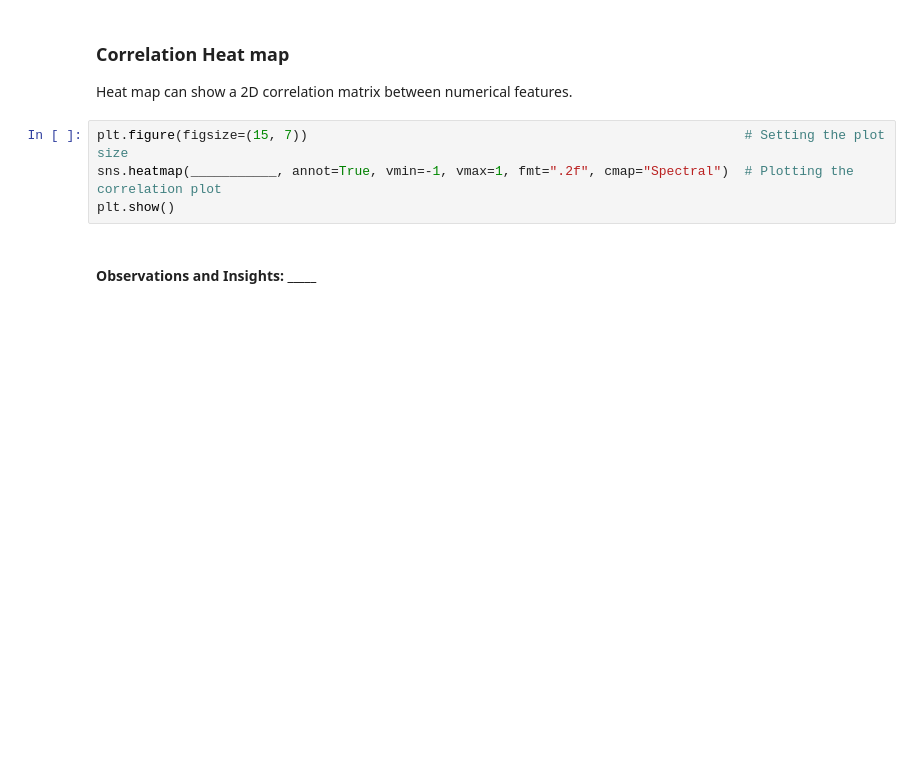
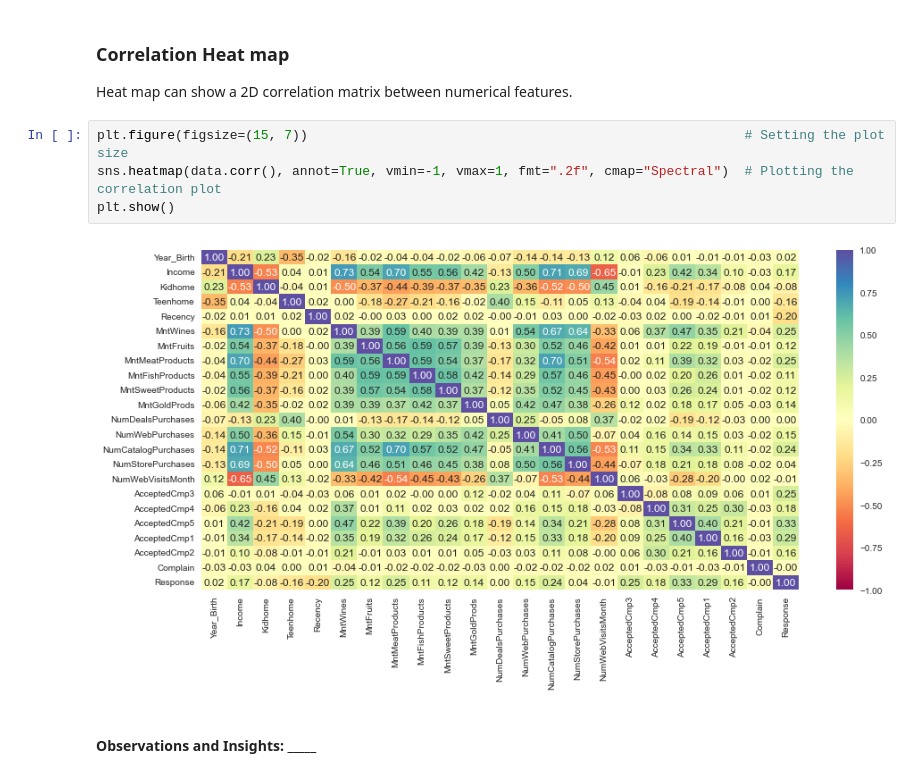
Before and after one commit to robertxbrown06/unsupervised-learning-customer-segmentation, a Jupyter notebook: Reference_Notebook_Milestone_1_Unsupervised_Learning.ipynb, the cells around one changed output. Saved outputs shown, nothing was run; the diff lists cells and outputs as text; blank space fills up the shorter version.

```diff
--- a/Reference_Notebook_Milestone_1_Unsupervised_Learning.ipynb
+++ b/Reference_Notebook_Milestone_1_Unsupervised_Learning.ipynb
@@ -522,8 +520,10 @@ We have analyzed different categorical and numerical variables. Now, let's check
 Heat map can show a 2D correlation matrix between numerical features.
 # %%
 plt.figure(figsize=(15, 7))                                                        # Setting the plot size
-sns.heatmap(___________, annot=True, vmin=-1, vmax=1, fmt=".2f", cmap="Spectral")  # Plotting the correlation plot
+sns.heatmap(data.corr(), annot=True, vmin=-1, vmax=1, fmt=".2f", cmap="Spectral")  # Plotting the correlation plot
 plt.show()
+# %% [output]
+[figure, added]
 # %% [markdown]
 #### **Observations and Insights: _____**
 # %% [markdown]
```
Also changed, not shown: parts of 55 cells of this notebook.
